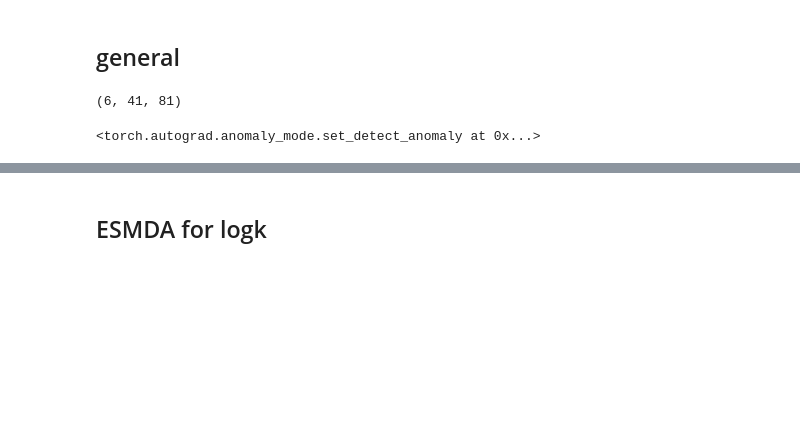
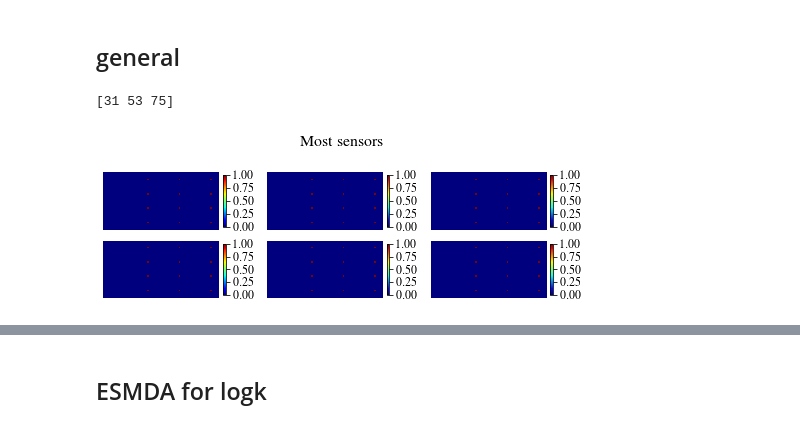
Before and after one commit to ZitongZhou/react_inverse, a Jupyter notebook: ILUES_surrogate.ipynb, the cells around one changed output, grey strips where cells are left out. Drawn from its saved outputs; the diff is of its cells as text; code cells hidden in the pictures; blank space fills up the shorter version.

```diff
--- a/ILUES_surrogate.ipynb
+++ b/ILUES_surrogate.ipynb
@@ -48,13 +48,16 @@ from torchsummary import summary
 import matplotlib.pyplot as plt
 from matplotlib import cm
 import matplotlib.colors
+from scipy import array, linalg, dot
+import math
+from scipy.io import savemat, loadmat
 # import matplotlib.backends.backend_pdf
 drive.mount('/content/drive', force_remount=True)
 SMALL_SIZE = 12
 MEDIUM_SIZE = 14
 BIGGER_SIZE = 16
-# plt.rc('font',**{'family':'serif','serif':['Times']})
-# plt.rcParams['text.usetex'] = True
+plt.rc('font',**{'family':'serif','serif':['Times']})
+plt.rcParams['text.usetex'] = True
 plt.rc('font', size=SMALL_SIZE)          # controls default text sizes
 plt.rc('axes', titlesize=SMALL_SIZE)     # fontsize of the axes title
 plt.rc('axes', labelsize=SMALL_SIZE)    # fontsize of the x and y labels
@@ -951,12 +1019,18 @@ with open('/content/drive/MyDrive/react_inverse/ILUES/3dkd.pkl', 'rb') as file:
-# %%
-real_hk.shape
-# %% [output]
-(6, 41, 81)
-# %%
-model.to(device)
-# meas_sig = np.array([0.01 for i in range(len(meas_data))])
-# meas_sig = Tensor(meas_sig.reshape(-1)).to(device)
-# meas_data = Tensor(meas_data.reshape(-1)).to(device)
-torch.autograd.set_detect_anomaly(True)
-# %% [output]
-<torch.autograd.anomaly_mode.set_detect_anomaly at 0x...>
+# %%
+## load the measurements, meas[:,0]: the measurements, meas[:, 1]: sigma for meas error.
+# with open('/content/drive/MyDrive/react_inverse/dense_ed_3d/sensor_loc.pkl', 'rb') as file:
+#     sensor = pkl.load(file)
+y_obs = np.linspace(5, 35, num=4).astype('int')
+# x_obs = np.linspace(20, 75, num=6).astype('int')
+x_obs = np.linspace(31, 75, num=3).astype('int')
+print(x_obs)
+sensor = np.zeros((6, 41, 81))
+for i in range(len(y_obs)):
+    for j in range(6):
+        for k in range(len(x_obs)):
+            sensor[j, int(y_obs[i]), int(x_obs[k])] = 1
+simple_plot(sensor, 'Most sensors')
+sensor = sensor>0
+# %% [output]
+[31 53 75]
+[figure, added]
```
Also changed, not shown: parts of 47 cells of this notebook.
